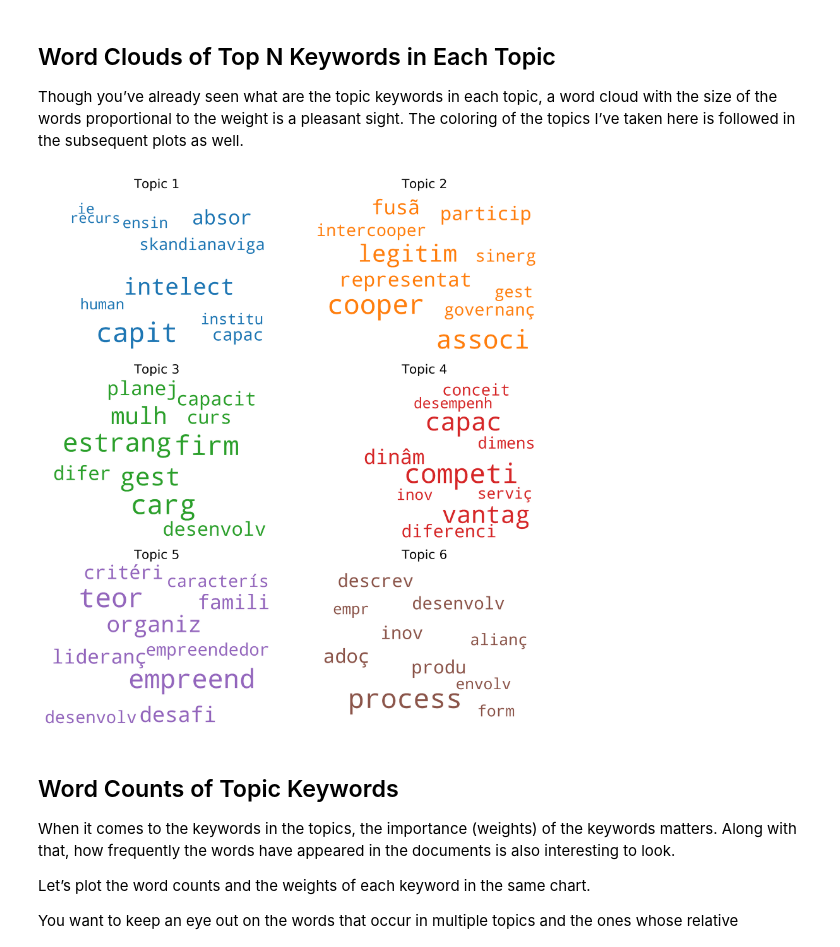
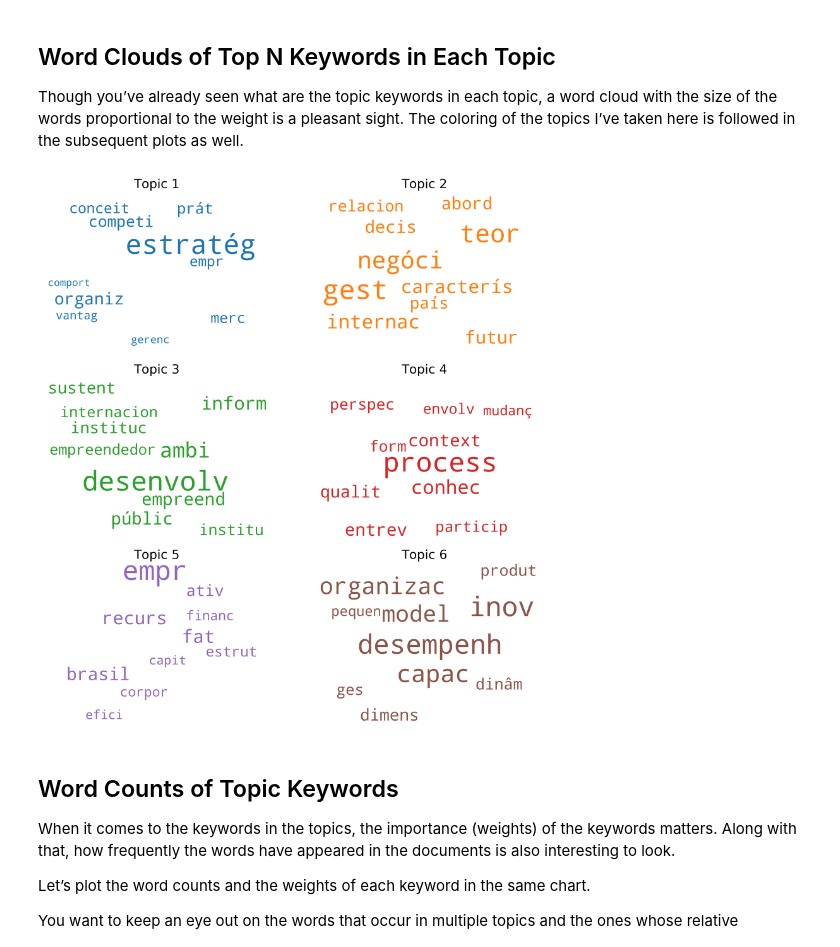
Before and after one commit to andrelmfsantos/Topic-Modeling-RIAE, a Jupyter notebook: jupiter-notebooks/Visualize.ipynb, the cells around one changed output. Cells and saved outputs as stored; diff of their text form; code cells hidden in the pictures.

Commit message:
Corrected the wordcloud that was displaying the wrong model.

```diff
--- a/jupiter-notebooks/Visualize.ipynb
+++ b/jupiter-notebooks/Visualize.ipynb
@@ -182,35 +182,35 @@ Though you’ve already seen what are the topic keywords in each topic, a word c
 cols = [color for name, color in mcolors.TABLEAU_COLORS.items()]  # more colors: 'mcolors.XKCD_COLORS'
 
 
 cloud = WordCloud(background_color='white',
                   width=2500,
                   height=1800,
                   max_words=10,
                   colormap='tab10',
                   color_func=lambda *args, **kwargs: cols[i],
                   prefer_horizontal=1.0)
 
-topics = lda_model.show_topics(formatted=False)
+topics = lda_model_mallet.show_topics(formatted=False)
 
 fig, axes = plt.subplots(3, 2, figsize=(10,10), sharex=True, sharey=True, dpi=300)
 
 for i, ax in enumerate(axes.flatten()):
     fig.add_subplot(ax)
     topic_words = dict(topics[i][1])
     cloud.generate_from_frequencies(topic_words, max_font_size=300)
     plt.gca().imshow(cloud)
     plt.gca().set_title('Topic ' + str(i+1), fontdict=dict(size=16))
     plt.gca().axis('off')
 
 
 plt.subplots_adjust(wspace=0, hspace=0)
 plt.axis('off')
 plt.margins(x=0, y=0)
 plt.tight_layout()
 plt.savefig('/Users/storopoli/Desktop/temp/Topic-Modeling-RIAE/images/Wordcloud-top10-for-each-topic.jpg')
 plt.show()
 # %% [output]
-[figure, old version]
+[figure, new version]
 # %% [markdown]
 ## Word Counts of Topic Keywords
 When it comes to the keywords in the topics, the importance (weights) of the keywords matters. Along with that, how frequently the words have appeared in the documents is also interesting to look.
```
Also changed, not shown: 2 other files.
